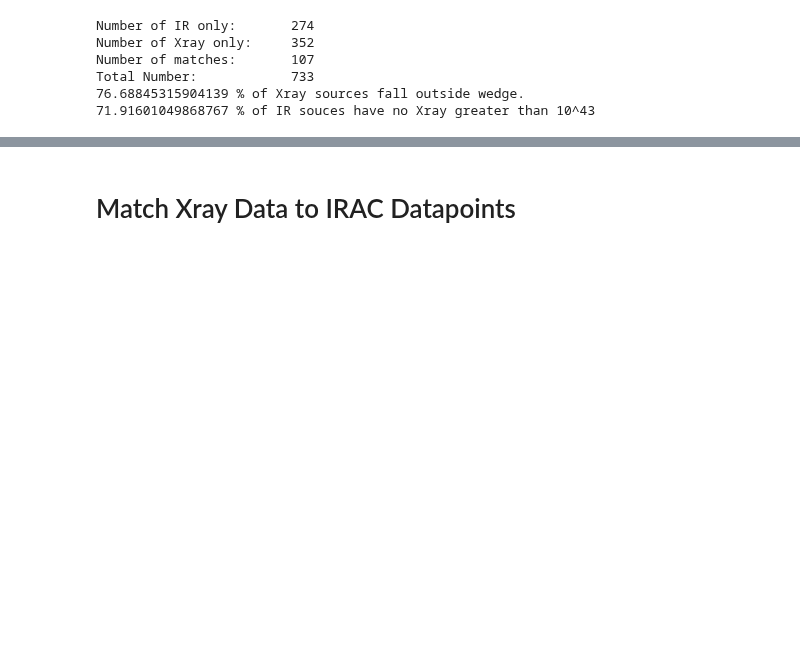
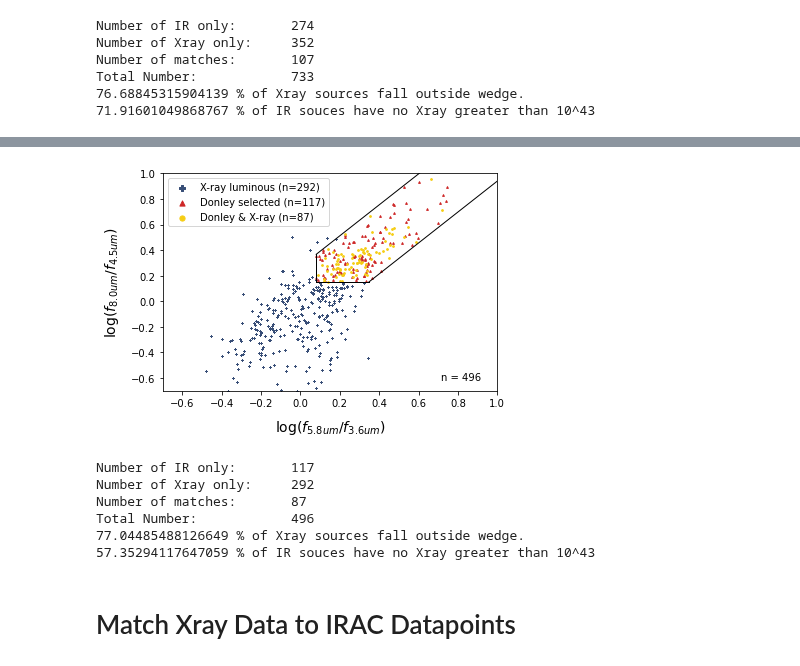
Before and after one commit to parallax-xallaraq/IfA-REU-Project, a Jupyter notebook: Code/COSMOS_IR_Xray_compare.ipynb, the cells around one changed output, grey strips where cells are left out. Saved outputs shown, nothing was run; the diff lists cells and outputs as text; code cells hidden in the pictures; blank space fills up the shorter version.

```diff
--- a/Code/COSMOS_IR_Xray_compare.ipynb
+++ b/Code/COSMOS_IR_Xray_compare.ipynb
@@ -275,3 +350,20 @@ Total Number:            733
+# %%
+myP.PlotDonleyTricolor(
+        x_xr_24um_z01, y_xr_24um_z01,             # X-ray (blue)
+        x_ir_24um_z01, y_ir_24um_z01,             # infrared (red)
+        x_ix_24um_z01, y_ix_24um_z01,             # overlap (yellow)
+        path=path_fig,                                  # save
+        fileName='COSMOS_IR-Xray_selection_24um_z01',   # save
+        printInfo=True          # output text
+    )
+# %% [output]
+[figure, added]
+Number of IR only:       117
+Number of Xray only:     292
+Number of matches:       87
+Total Number:            496
+77.04485488126649 % of Xray sources fall outside wedge.
+57.35294117647059 % of IR souces have no Xray greater than 10^43
 # %% [markdown]
 # Match Xray Data to IRAC Datapoints
 # %%
```
Also changed, not shown: parts of 8 cells of this notebook, 7 other files.
